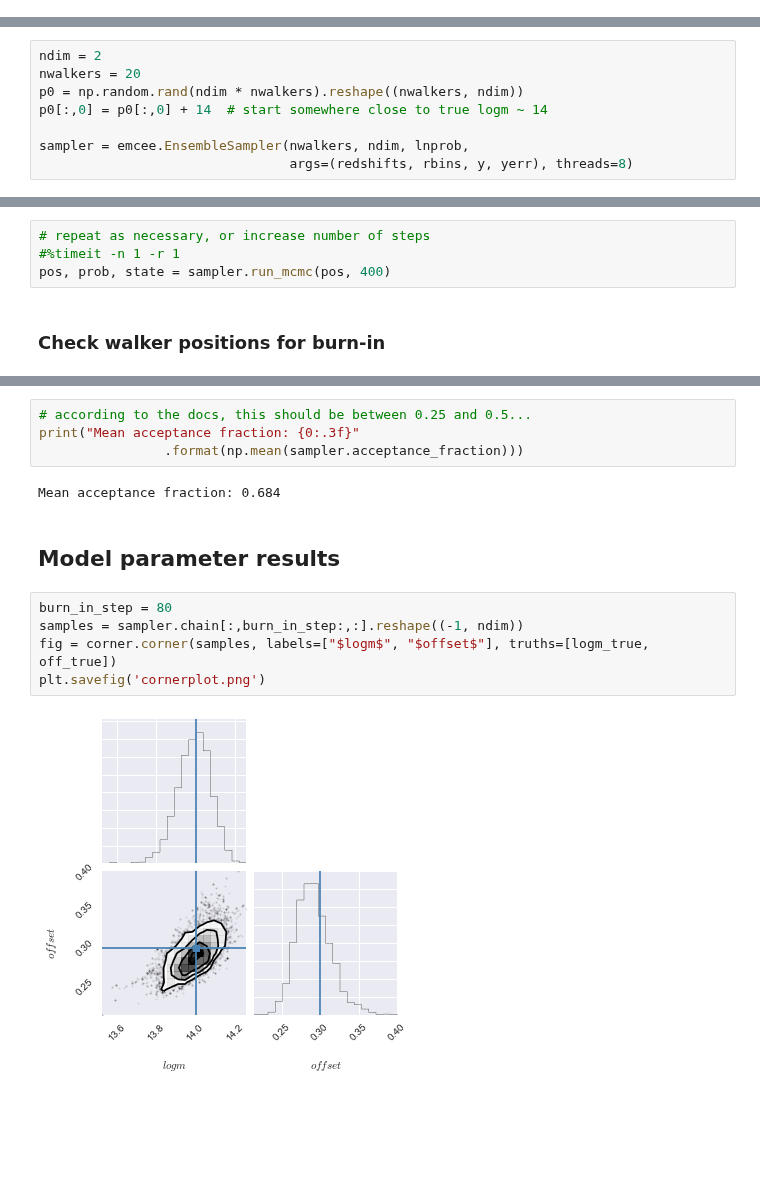
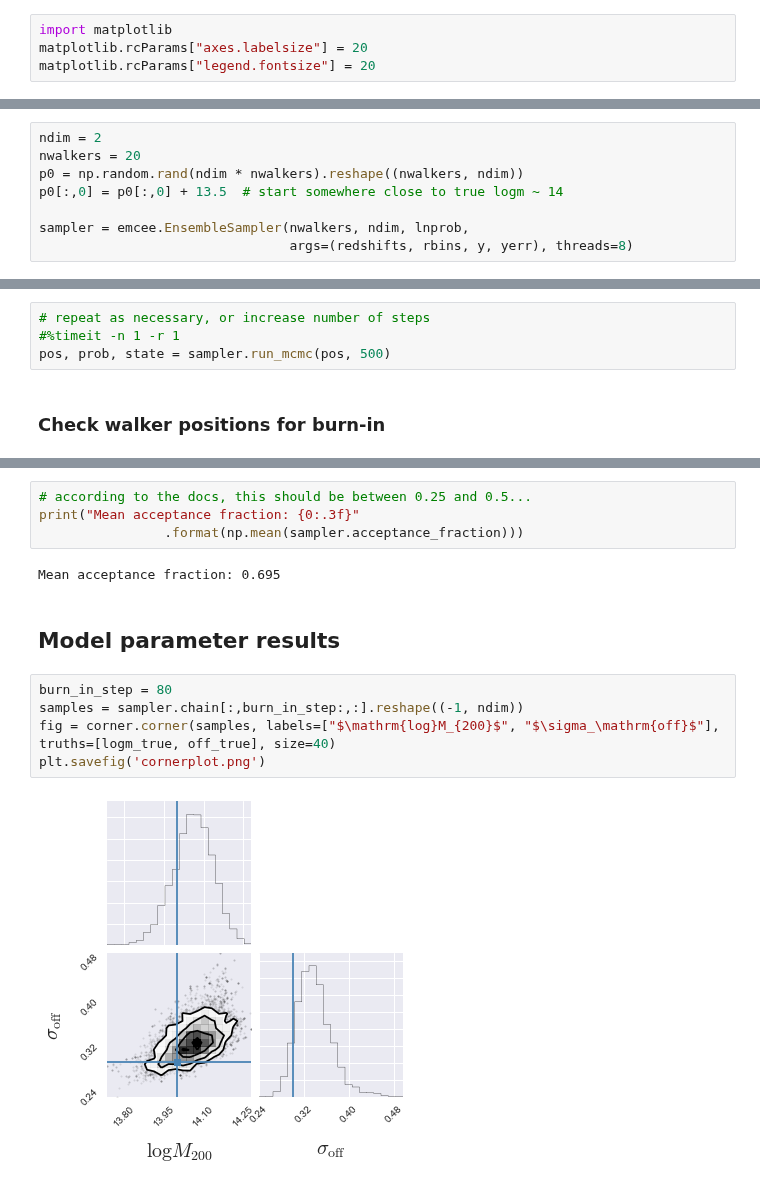
Before and after one commit to jesford/cluster-lensing, a Jupyter notebook: fitting_a_model.ipynb, the cells around one changed output, grey strips where cells are left out. Cells and saved outputs as stored; diff of their text form; blank space fills up the shorter version.

```diff
--- a/fitting_a_model.ipynb
+++ b/fitting_a_model.ipynb
@@ -13,6 +13,10 @@ from clusterlensing import ClusterEnsemble
 # %%
 from astrolabels import AstroLabels
 alab = AstroLabels()
+# %%
+import matplotlib
+matplotlib.rcParams["axes.labelsize"] = 20
+matplotlib.rcParams["legend.fontsize"] = 20
 # %% [markdown]
 ## Generate a noisy measurement to fit
 # %%
@@ -88,7 +92,7 @@ def lnprob(theta, z, rbins, data, stddev):
 ndim = 2
 nwalkers = 20
 p0 = np.random.rand(ndim * nwalkers).reshape((nwalkers, ndim))
-p0[:,0] = p0[:,0] + 14  # start somewhere close to true logm ~ 14
+p0[:,0] = p0[:,0] + 13.5  # start somewhere close to true logm ~ 14
 
 sampler = emcee.EnsembleSampler(nwalkers, ndim, lnprob,
                                 args=(redshifts, rbins, y, yerr), threads=8)
@@ -99,7 +103,7 @@ pos, prob, state = sampler.run_mcmc(p0, 10)
 # %%
 # repeat as necessary, or increase number of steps
 #%timeit -n 1 -r 1
-pos, prob, state = sampler.run_mcmc(pos, 400)
+pos, prob, state = sampler.run_mcmc(pos, 500)
 # %% [markdown]
 ### Check walker positions for burn-in
 # %%
@@ -121,13 +125,13 @@ plt.savefig('walkers.png')
 print("Mean acceptance fraction: {0:.3f}"
                 .format(np.mean(sampler.acceptance_fraction)))
 # %% [output]
-Mean acceptance fraction: 0.684
+Mean acceptance fraction: 0.695
 # %% [markdown]
 ## Model parameter results
 # %%
 burn_in_step = 80
 samples = sampler.chain[:,burn_in_step:,:].reshape((-1, ndim))
-fig = corner.corner(samples, labels=["$logm$", "$offset$"], truths=[logm_true, off_true])
+fig = corner.corner(samples, labels=["$\mathrm{log}M_{200}$", "$\sigma_\mathrm{off}$"], truths=[logm_true, off_true], size=40)
 plt.savefig('cornerplot.png')
 # %% [output]
-[figure, old version]
+[figure, new version]
```
Also changed, not shown: parts of 5 cells of this notebook.
